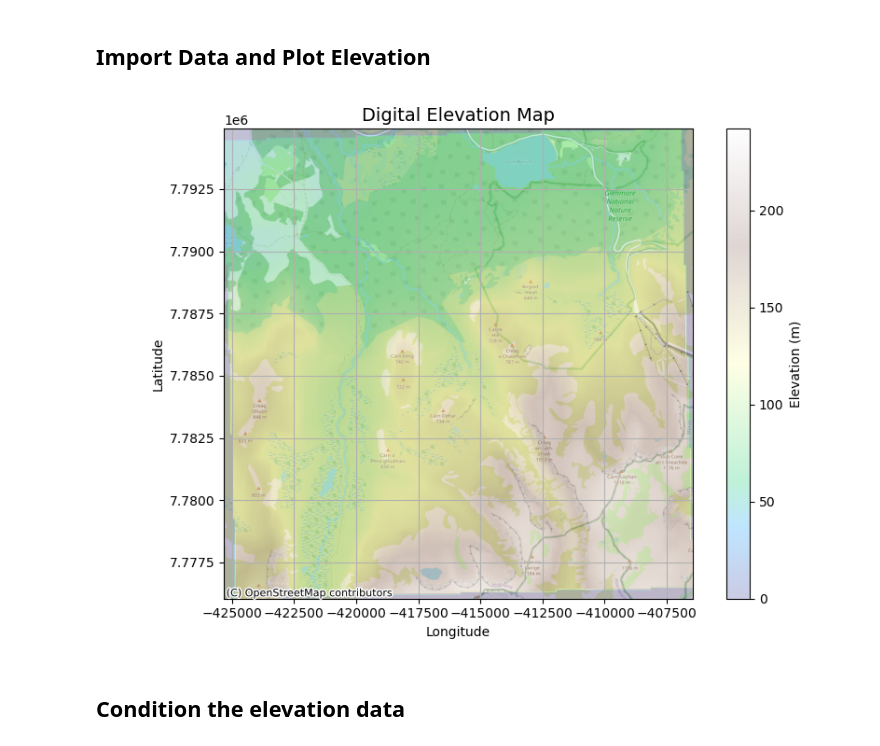
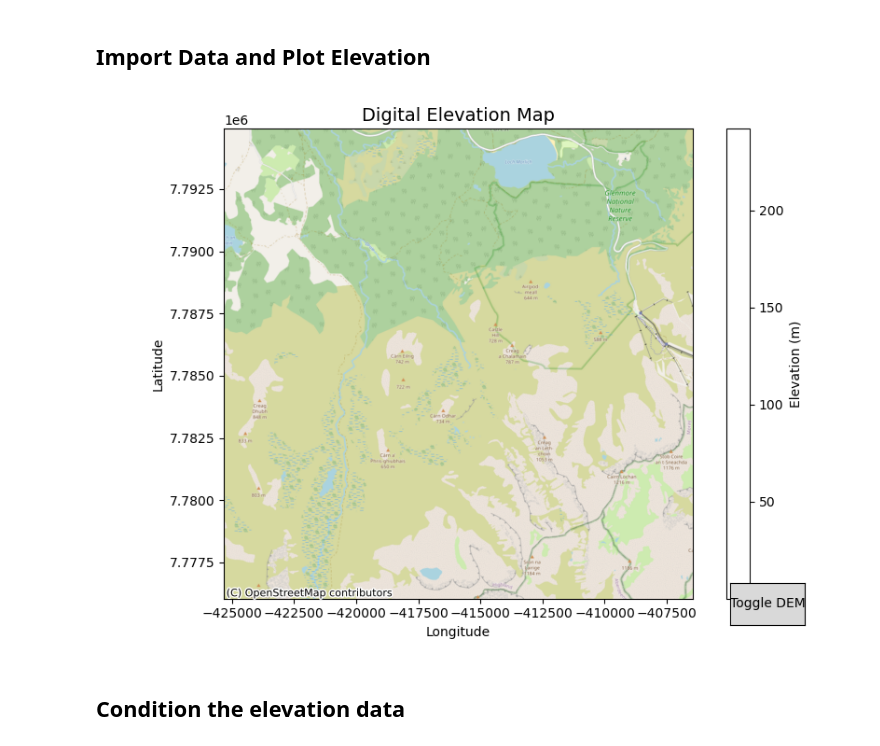
Before and after one commit to shaunlee0/lochaber-water-shed-analysis, a Jupyter notebook: analysis.ipynb, the cells around one changed output. Cells and saved outputs as stored; diff of their text form; code cells hidden in the pictures.

Commit message:
Add toggled open street map overlays

```diff
--- a/analysis.ipynb
+++ b/analysis.ipynb
@@ -5,43 +5,61 @@ This notebook includes some exploratory analysis of applying pysheds watershed a
 # %% [markdown]
 ## Import Data and Plot Elevation
 # %%
-# Import necessary libraries
+%matplotlib notebook
+%matplotlib widget
+
 from pysheds.grid import Grid
 import numpy as np
 import matplotlib.pyplot as plt
 import contextily as ctx
 from matplotlib import colors
-%matplotlib widget
-import seaborn as sns
+from matplotlib.widgets import Button
 
 # Read the elevation raster using pysheds
 grid = Grid.from_raster('morlich-image.tif')
 dem = grid.read_raster('morlich-image.tif')
 
 # Create the plot
-fig, ax = plt.subplots(figsize=(8,6))
+fig, ax = plt.subplots(figsize=(8, 6))
 fig.patch.set_alpha(0)
 
-# Plot the Digital Elevation Model (DEM)
-plt.imshow(dem, extent=grid.extent, cmap='terrain', zorder=1, alpha=0.25)
-plt.colorbar(label='Elevation (m)')
-plt.grid(zorder=0)
-plt.title('Digital Elevation Map', size=14)
-plt.xlabel('Longitude')
-plt.ylabel('Latitude')
+# Plot the DEM with reduced opacity
+dem_image = ax.imshow(dem, extent=grid.extent, cmap='terrain', zorder=1, alpha=0)
+plt.colorbar(dem_image, label='Elevation (m)')
+ax.set_title('Digital Elevation Map', size=14)
+ax.set_xlabel('Longitude')
+ax.set_ylabel('Latitude')
 
 # Add OpenStreetMap Basemap using contextily
 ctx.add_basemap(ax, crs="EPSG:3857", source=ctx.providers.OpenStreetMap.Mapnik)
 
 # Ensure the basemap aligns with the extent of the DEM
 ax.set_xlim(grid.extent[0], grid.extent[1])  # Longitude extent
 ax.set_ylim(grid.extent[2], grid.extent[3])  # Latitude extent
 
-# Show the plot
+# Function to toggle between DEM and OSM
+def toggle(event):
+    # Toggle DEM visibility
+    if dem_image.get_alpha() == 0.25:
+        dem_image.set_alpha(1.0)  # Make DEM fully visible
+    else:
+        dem_image.set_alpha(0.25)  # Make DEM partially transparent
+
+    # Redraw the plot to apply changes
+    plt.draw()
+
+# Add a button to toggle the layers
+ax_toggle = plt.axes([0.85, 0.05, 0.1, 0.075])  # Position of the button
+button = Button(ax_toggle, 'Toggle DEM')
+
+# Link the button to the toggle function
+button.on_clicked(toggle)
+
+# Show the plot with the button
 plt.tight_layout()
 plt.show()
 # %% [output]
-[figure, old version]
+[figure, new version]
 # %% [markdown]
 ## Condition the elevation data
 # %%
```
Also changed, not shown: parts of 1 cell of this notebook.
